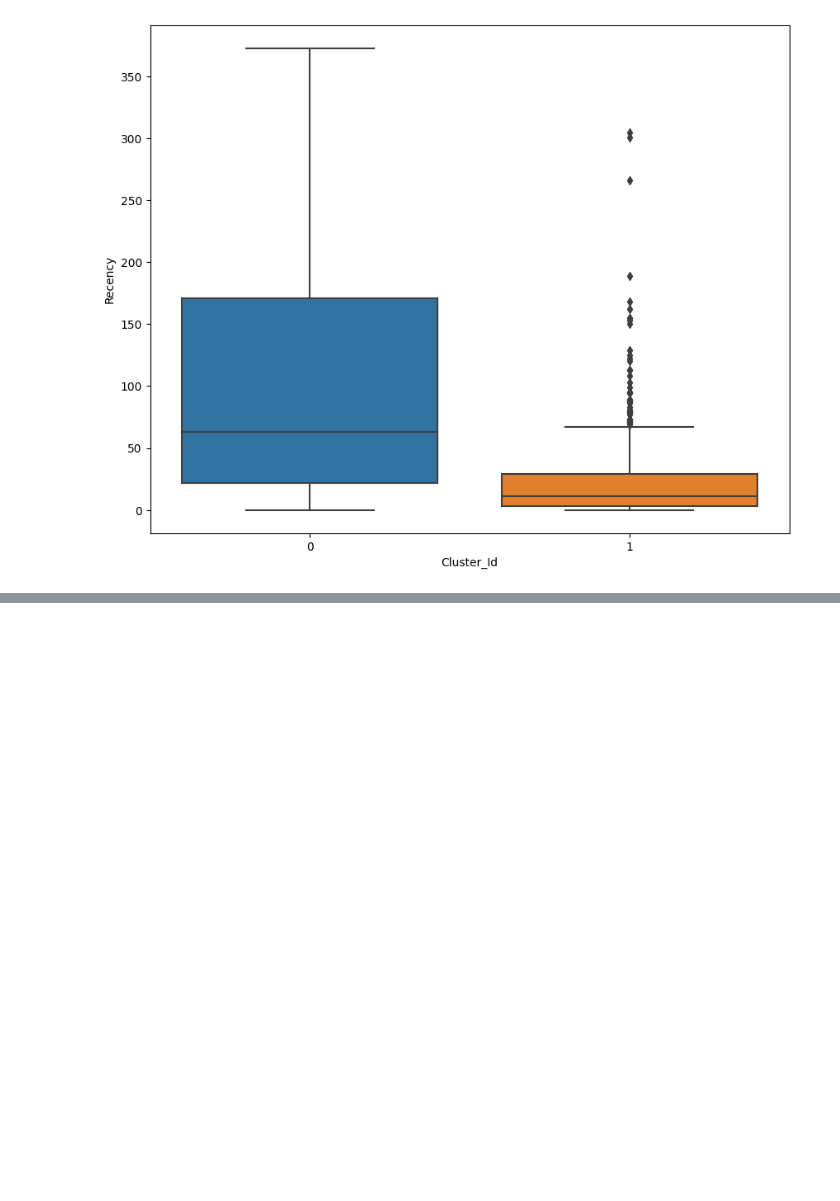
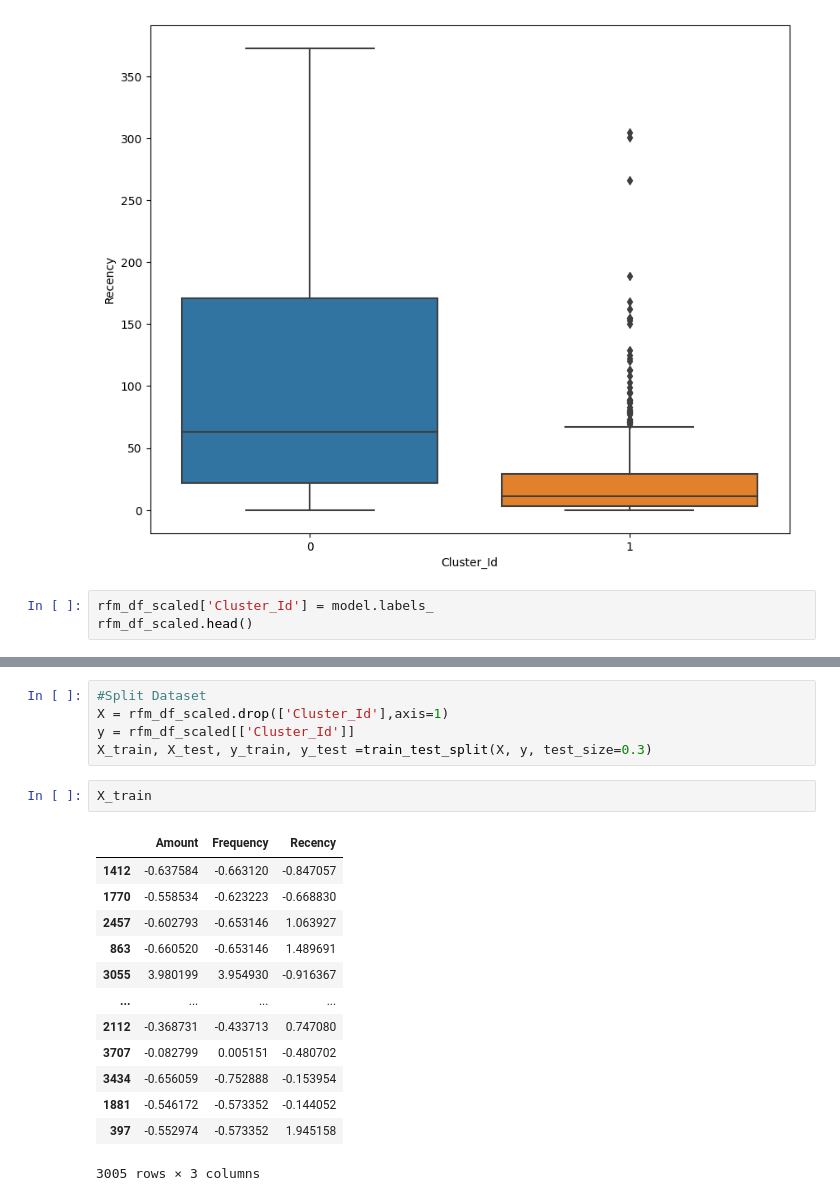
Before and after one commit to ntkien36/Customer-Segmentation, a Jupyter notebook: KMeansClustering.ipynb, the cells around one changed output, grey strips where cells are left out. Cells and saved outputs as stored; diff of their text form; blank space fills up the shorter version.

```diff
--- a/KMeansClustering.ipynb
+++ b/KMeansClustering.ipynb
@@ -426,3 +452,6 @@ sns.boxplot(x='Cluster_Id', y='Recency', data=rfm)
 # %% [output]
 <Axes: xlabel='Cluster_Id', ylabel='Recency'>
 [figure]
+# %%
+rfm_df_scaled['Cluster_Id'] = model.labels_
+rfm_df_scaled.head()
@@ -428,0 +465,21 @@ sns.boxplot(x='Cluster_Id', y='Recency', data=rfm)
+# %%
+#Split Dataset
+X = rfm_df_scaled.drop(['Cluster_Id'],axis=1)
+y = rfm_df_scaled[['Cluster_Id']]
+X_train, X_test, y_train, y_test =train_test_split(X, y, test_size=0.3)
+# %%
+X_train
+# %% [output]
+|  | Amount | Frequency | Recency |
+| 1412 | -0.637584 | -0.663120 | -0.847057 |
+| 1770 | -0.558534 | -0.623223 | -0.668830 |
+| 2457 | -0.602793 | -0.653146 | 1.063927 |
+| 863 | -0.660520 | -0.653146 | 1.489691 |
+| 3055 | 3.980199 | 3.954930 | -0.916367 |
+| ... | ... | ... | ... |
+| 2112 | -0.368731 | -0.433713 | 0.747080 |
+| 3707 | -0.082799 | 0.005151 | -0.480702 |
+| 3434 | -0.656059 | -0.752888 | -0.153954 |
+| 1881 | -0.546172 | -0.573352 | -0.144052 |
+| 397 | -0.552974 | -0.573352 | 1.945158 |
+3005 rows × 3 columns
```
Also changed, not shown: parts of 9 cells of this notebook, 5 other files.
